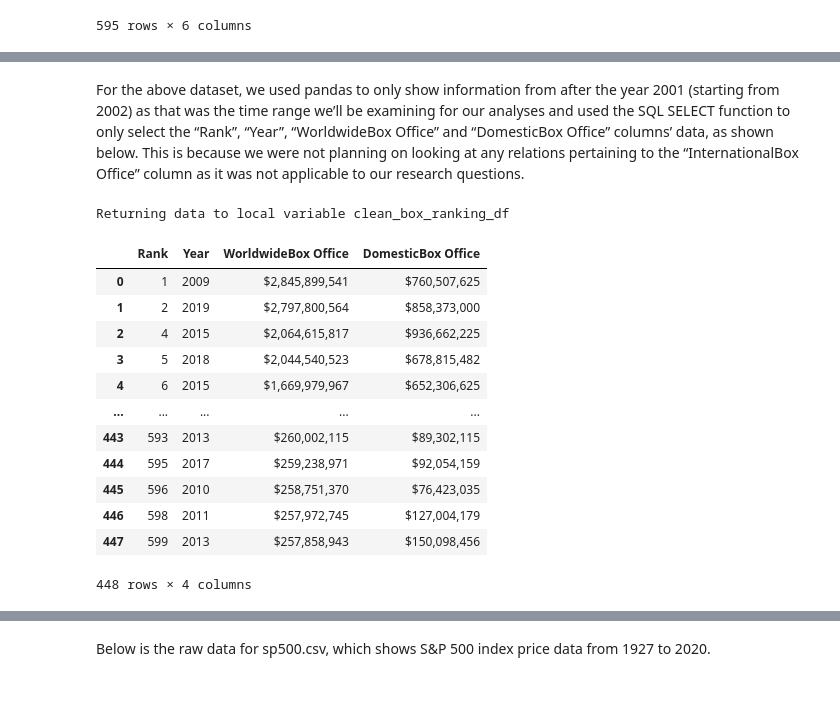
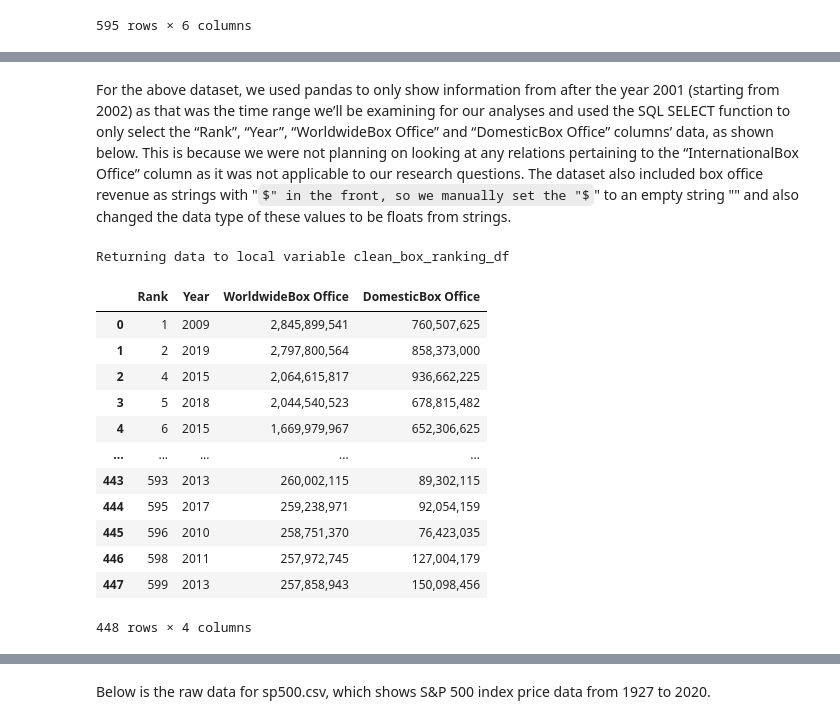
Before and after one commit to jjk-296/2950-project1, a Jupyter notebook: phase2.ipynb, the cells around one changed output, grey strips where cells are left out. Saved outputs shown, nothing was run; the diff lists cells and outputs as text; code cells hidden in the pictures; some formulas as TeX source; blank space fills up the shorter version.

```diff
--- a/phase2.ipynb
+++ b/phase2.ipynb
@@ -122,25 +122,30 @@ boxoffice_df.head(10)
 | 8 | 9 | 2012 | The Avengers | $1,515,100,211 | $623,357,910 | $891,742,301 |
 | 9 | 10 | 2019 | Frozen II | $1,446,925,396 | $477,373,578 | $969,551,818 |
 # %% [markdown]
-For the above dataset, we used pandas to only show information from after the year 2001 (starting from 2002) as that was the time range we’ll be examining for our analyses and used the SQL SELECT function to only select the “Rank”, “Year”, “WorldwideBox Office” and “DomesticBox Office” columns’ data, as shown below. This is because we were not planning on looking at any relations pertaining to the “InternationalBox Office” column as it was not applicable to our research questions.
+For the above dataset, we used pandas to only show information from after the year 2001 (starting from 2002) as that was the time range we’ll be examining for our analyses and used the SQL SELECT function to only select the “Rank”, “Year”, “WorldwideBox Office” and “DomesticBox Office” columns’ data, as shown below. This is because we were not planning on looking at any relations pertaining to the “InternationalBox Office” column as it was not applicable to our research questions. The dataset also included box office revenue as strings with "$" in the front, so we manually set the "$" to an empty string "" and also changed the data type of these values to be floats from strings.
 # %%
 from2002_to2020_boxofficehit_df = boxoffice_df[(boxoffice_df['Year']>2001)]
 from2002_to2020_boxofficehit_df = from2002_to2020_boxofficehit_df[(boxoffice_df['Year']<2021)]
 
+from2002_to2020_boxofficehit_df['WorldwideBox Office'] = from2002_to2020_boxofficehit_df['WorldwideBox Office'].str.replace('$', '')
+from2002_to2020_boxofficehit_df['DomesticBox Office'] = from2002_to2020_boxofficehit_df['DomesticBox Office'].str.replace('$', '')
+
+# how to change this to a float?
+
 %sql clean_box_ranking_df << SELECT Rank, Year, "WorldwideBox Office", "DomesticBox Office" FROM from2002_to2020_boxofficehit_df
 clean_box_ranking_df
 # %% [output]
 Returning data to local variable clean_box_ranking_df
 |  | Rank | Year | WorldwideBox Office | DomesticBox Office |
-| 0 | 1 | 2009 | $2,845,899,541 | $760,507,625 |
-| 1 | 2 | 2019 | $2,797,800,564 | $858,373,000 |
-| 2 | 4 | 2015 | $2,064,615,817 | $936,662,225 |
-| 3 | 5 | 2018 | $2,044,540,523 | $678,815,482 |
-| 4 | 6 | 2015 | $1,669,979,967 | $652,306,625 |
+| 0 | 1 | 2009 | 2,845,899,541 | 760,507,625 |
+| 1 | 2 | 2019 | 2,797,800,564 | 858,373,000 |
+| 2 | 4 | 2015 | 2,064,615,817 | 936,662,225 |
+| 3 | 5 | 2018 | 2,044,540,523 | 678,815,482 |
+| 4 | 6 | 2015 | 1,669,979,967 | 652,306,625 |
 | ... | ... | ... | ... | ... |
-| 443 | 593 | 2013 | $260,002,115 | $89,302,115 |
-| 444 | 595 | 2017 | $259,238,971 | $92,054,159 |
-| 445 | 596 | 2010 | $258,751,370 | $76,423,035 |
-| 446 | 598 | 2011 | $257,972,745 | $127,004,179 |
-| 447 | 599 | 2013 | $257,858,943 | $150,098,456 |
+| 443 | 593 | 2013 | 260,002,115 | 89,302,115 |
+| 444 | 595 | 2017 | 259,238,971 | 92,054,159 |
+| 445 | 596 | 2010 | 258,751,370 | 76,423,035 |
+| 446 | 598 | 2011 | 257,972,745 | 127,004,179 |
+| 447 | 599 | 2013 | 257,858,943 | 150,098,456 |
 448 rows × 4 columns
```
Also changed, not shown: parts of 34 cells of this notebook, 1 other file.
